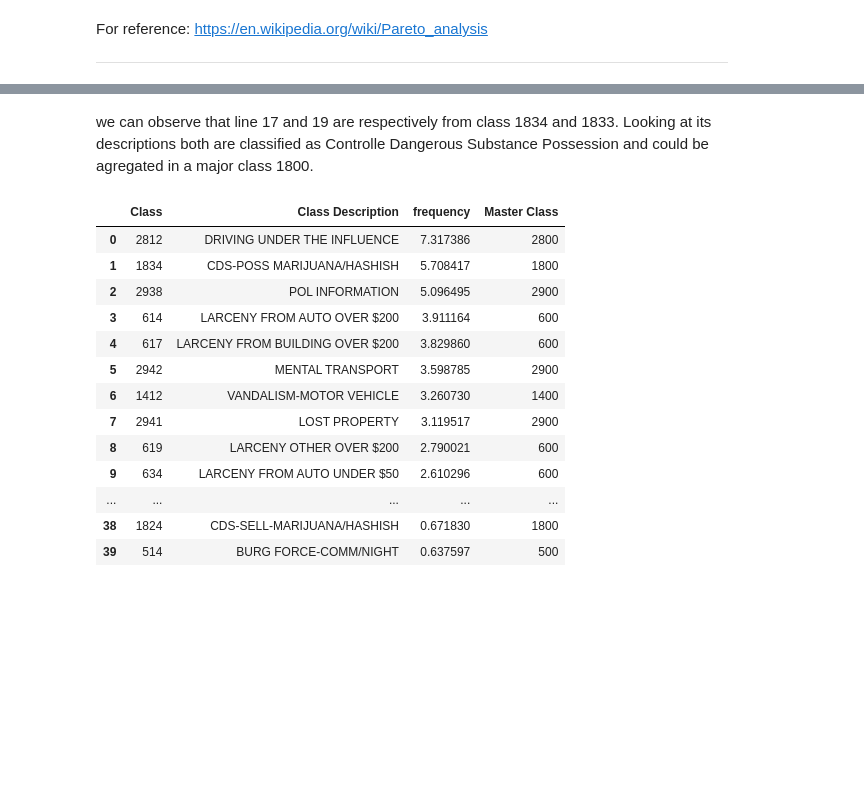
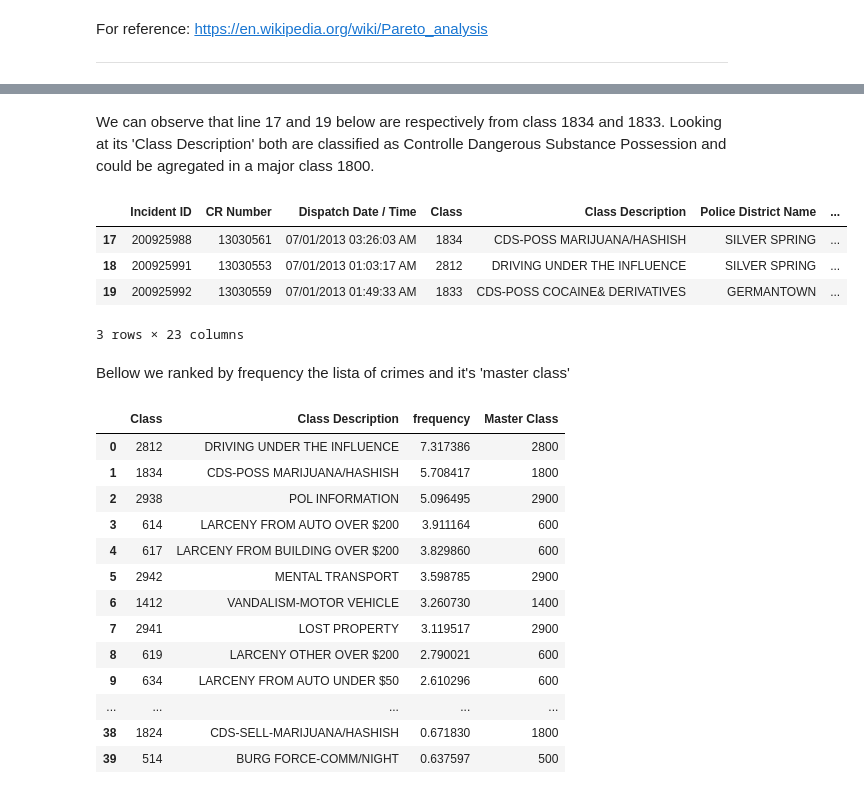
Before and after one commit to marco-olimpio/ufrn, a Jupyter notebook: EEC2006/1_CrimeProject/Finding crime patterns in Montgomery County.ipynb, the cells around one changed output, grey strips where cells are left out. Drawn from its saved outputs; the diff is of its cells as text; code cells hidden in the pictures; blank space fills up the shorter version.

```diff
--- a/EEC2006/1_CrimeProject/Finding crime patterns in Montgomery County.ipynb
+++ b/EEC2006/1_CrimeProject/Finding crime patterns in Montgomery County.ipynb
@@ -262,5 +235,15 @@ monty_data[10:100].head(10)
 # %% [markdown]
-we can observe that line 17 and 19 are respectively from class 1834 and 1833. Looking at its descriptions both are classified as Controlle Dangerous Substance Possession and could be agregated in a major class 1800.
+We can observe that line 17 and 19 below are respectively from class 1834 and 1833. Looking at its 'Class Description' both are classified as Controlle Dangerous Substance Possession and could be agregated in a major class 1800.
+# %%
+monty_data[17:25].head(3)
+# %% [output]
+|  | Incident ID | CR Number | Dispatch Date / Time | Class | Class Description | Police District Name | ... |
+| 17 | 200925988 | 13030561 | 07/01/2013 03:26:03 AM | 1834 | CDS-POSS MARIJUANA/HASHISH | SILVER SPRING | ... |
+| 18 | 200925991 | 13030553 | 07/01/2013 01:03:17 AM | 2812 | DRIVING UNDER THE INFLUENCE | SILVER SPRING | ... |
+| 19 | 200925992 | 13030559 | 07/01/2013 01:49:33 AM | 1833 | CDS-POSS COCAINE& DERIVATIVES | GERMANTOWN | ... |
+3 rows × 23 columns
+# %% [markdown]
+Bellow we ranked by frequency the lista of crimes and it's 'master class'
 # %%
 #Considering the top crimes
 
```
Also changed, not shown: parts of 69 cells of this notebook.
